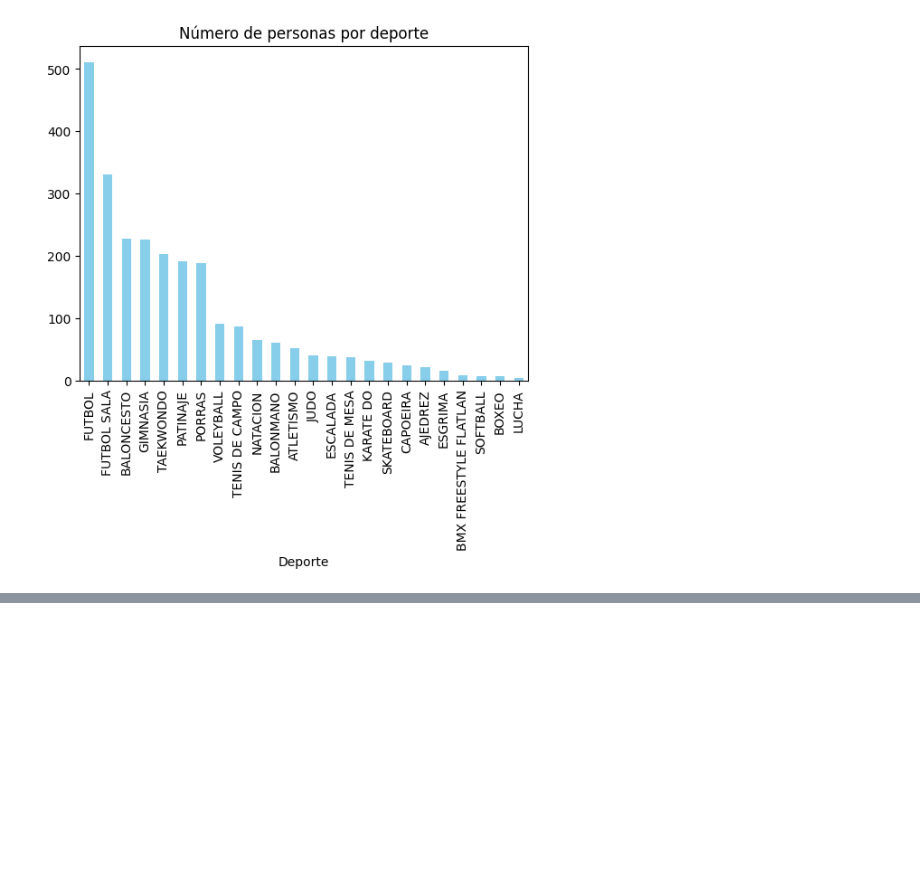
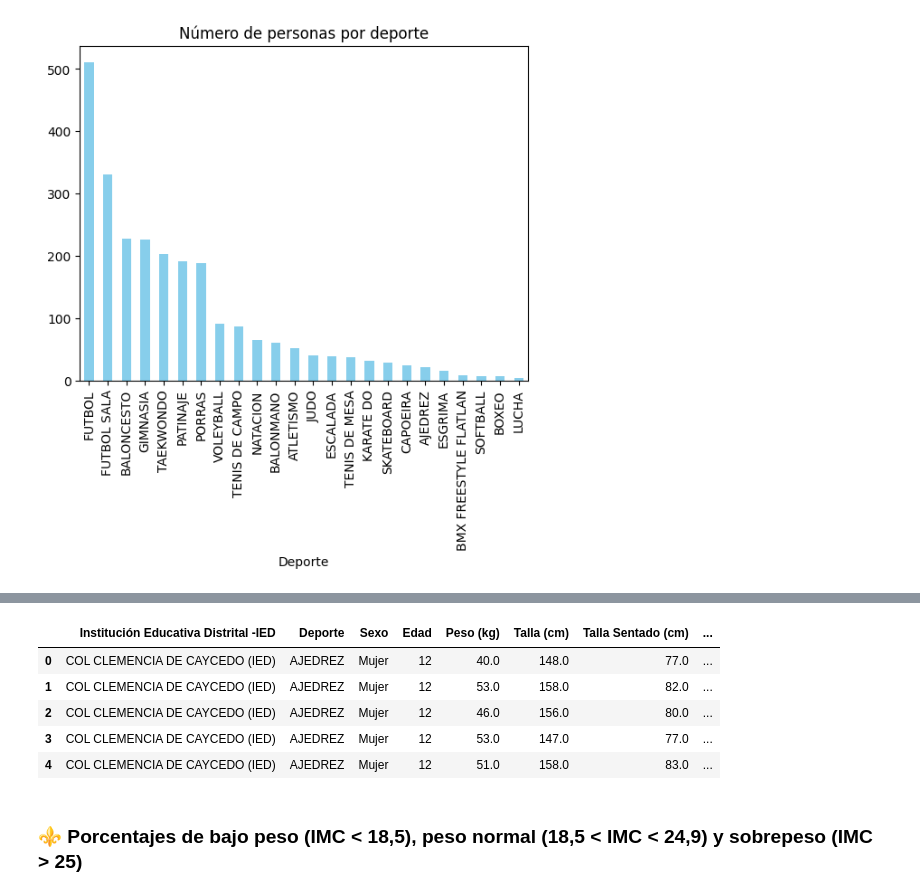
Before and after one commit to SebasMartinez21/Proyecto_IA, a Jupyter notebook: Analisis_exploratorio/analisis_exp.ipynb, the cells around one changed output, grey strips where cells are left out. Saved outputs shown, nothing was run; the diff lists cells and outputs as text; code cells hidden in the pictures; blank space fills up the shorter version.

```diff
--- a/Analisis_exploratorio/analisis_exp.ipynb
+++ b/Analisis_exploratorio/analisis_exp.ipynb
@@ -170,0 +255,17 @@ Peso (kg)                               float64
+# %%
+df["IMC"] = df["Peso (kg)"]/((df["Talla (cm)"]/100)**2)
+
+df["PR"] = df["Salto Largo"]/df["Peso (kg)"]
+
+df["IA"] = df["Talla (cm)"]/(df["10 x 5 (s)"]*df["Peso (kg)"])
+
+display(df.head())
+# %% [output]
+|  | Institución Educativa Distrital -IED | Deporte | Sexo | Edad | Peso (kg) | Talla (cm) | Talla Sentado (cm) | ... |
+| 0 | COL CLEMENCIA DE CAYCEDO (IED) | AJEDREZ | Mujer | 12 | 40.0 | 148.0 | 77.0 | ... |
+| 1 | COL CLEMENCIA DE CAYCEDO (IED) | AJEDREZ | Mujer | 12 | 53.0 | 158.0 | 82.0 | ... |
+| 2 | COL CLEMENCIA DE CAYCEDO (IED) | AJEDREZ | Mujer | 12 | 46.0 | 156.0 | 80.0 | ... |
+| 3 | COL CLEMENCIA DE CAYCEDO (IED) | AJEDREZ | Mujer | 12 | 53.0 | 147.0 | 77.0 | ... |
+| 4 | COL CLEMENCIA DE CAYCEDO (IED) | AJEDREZ | Mujer | 12 | 51.0 | 158.0 | 83.0 | ... |
+# %% [markdown]
+### ⚜️ Porcentajes de bajo peso (IMC < 18,5), peso normal (18,5 < IMC < 24,9) y sobrepeso (IMC > 25)
```
Also changed, not shown: parts of 22 cells of this notebook, 2 other files.
